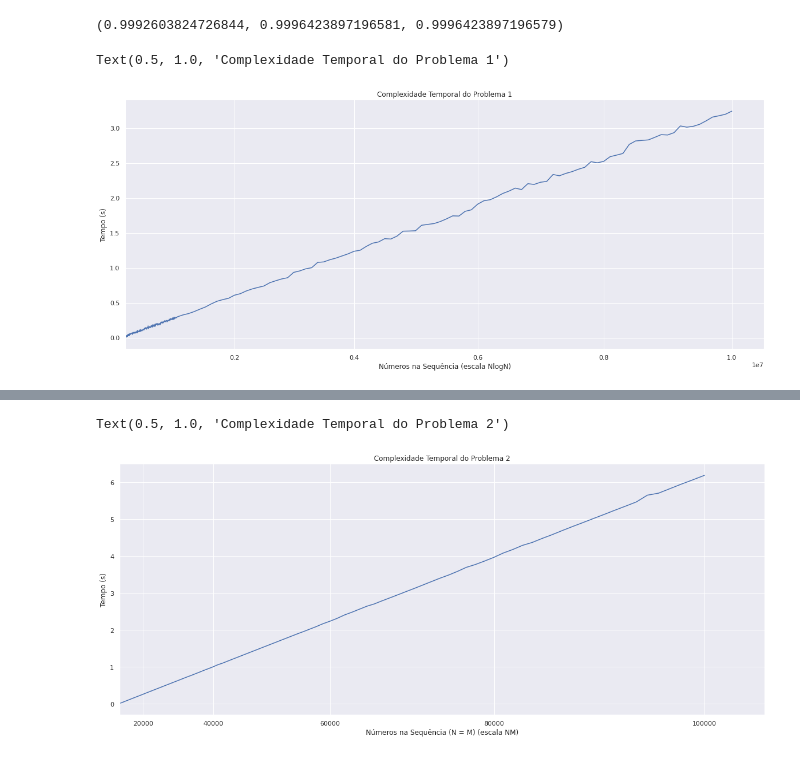
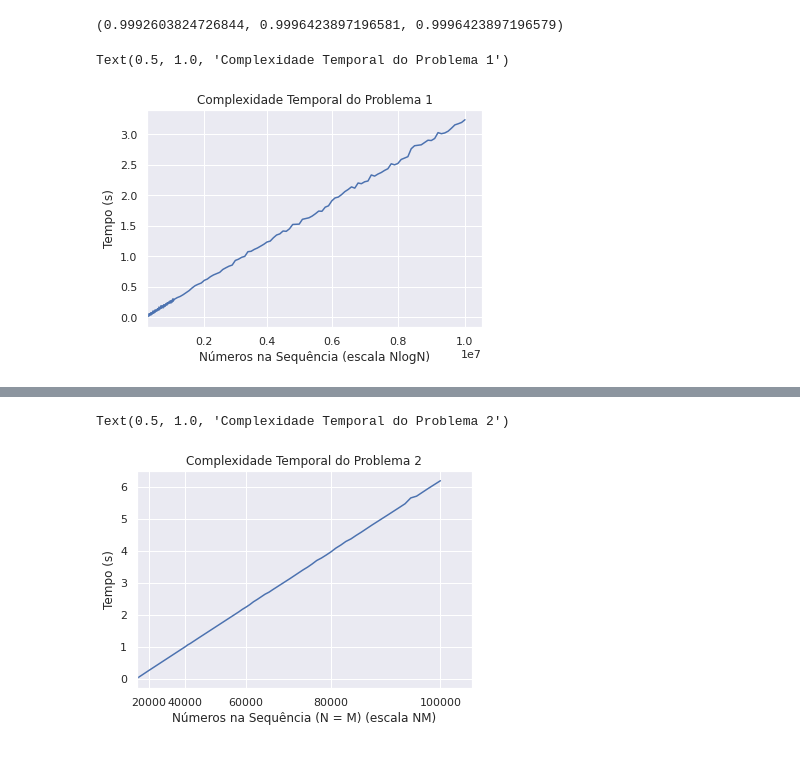
Before and after one commit to ist199211-ist199341/asa-p1, a Jupyter notebook: report/results.ipynb, the cells around one changed output, grey strips where cells are left out. Drawn from its saved outputs; the diff is of its cells as text; code cells hidden in the pictures.

Commit message:
Add charts do latex document

```diff
--- a/report/results.ipynb
+++ b/report/results.ipynb
@@ -35,16 +35,16 @@ r_value_n**2, r_value_nlogn_2**2, r_value_nlogn_10**2
 # %% [output]
 (0.9992603824726844, 0.9996423897196581, 0.9996423897196579)
 # %%
-plt.figure(figsize=(20, 8))
+#plt.figure(figsize=(20, 8))
 ax = sns.lineplot(x="nums", y="mean", data=df_p1, err_style="bars", ci="sd")
 ax.set_xlim(left=10)
 ax.set_xlabel("Números na Sequência (escala NlogN)")
 ax.set_ylabel("Tempo (s)")
 ax.set_xscale("function", functions=(lambda x: x * np.log10(x), lambda x: x))
 plt.title("Complexidade Temporal do Problema 1")
 # %% [output]
 Text(0.5, 1.0, 'Complexidade Temporal do Problema 1')
-[figure, old version]
+[figure, new version]
 # %%
 df_p2 = pd.read_csv("./report_prob2.csv")
 df_p2['nm'] = df_p2['n1'] * df_p2['n2']
@@ -65,7 +65,7 @@ df_p2
 | 360 | 100000 | 100000 | ./main < seq_tmp.txt | 6.191108 | 0.005663 | 6.193378 | 6.185548 | 0.003028 | 6.182223 | 6.196876 | 10000000000 |
 361 rows × 11 columns
 # %%
-plt.figure(figsize=(20, 8))
+#plt.figure(figsize=(20, 8))
 ax = sns.lineplot(x="n1", y="mean", data=df_p2, err_style="bars", ci="sd")
 ax.set_xlim(left=10)
 ax.set_xlabel("Números na Sequência (N = M) (escala NM)")
@@ -74,4 +74,4 @@ ax.set_xscale("function", functions=(lambda x: x ** 2, lambda x: x ** (1/2)))
 plt.title("Complexidade Temporal do Problema 2")
 # %% [output]
 Text(0.5, 1.0, 'Complexidade Temporal do Problema 2')
-[figure, old version]
+[figure, new version]
```
Also changed, not shown: 3 other files.
